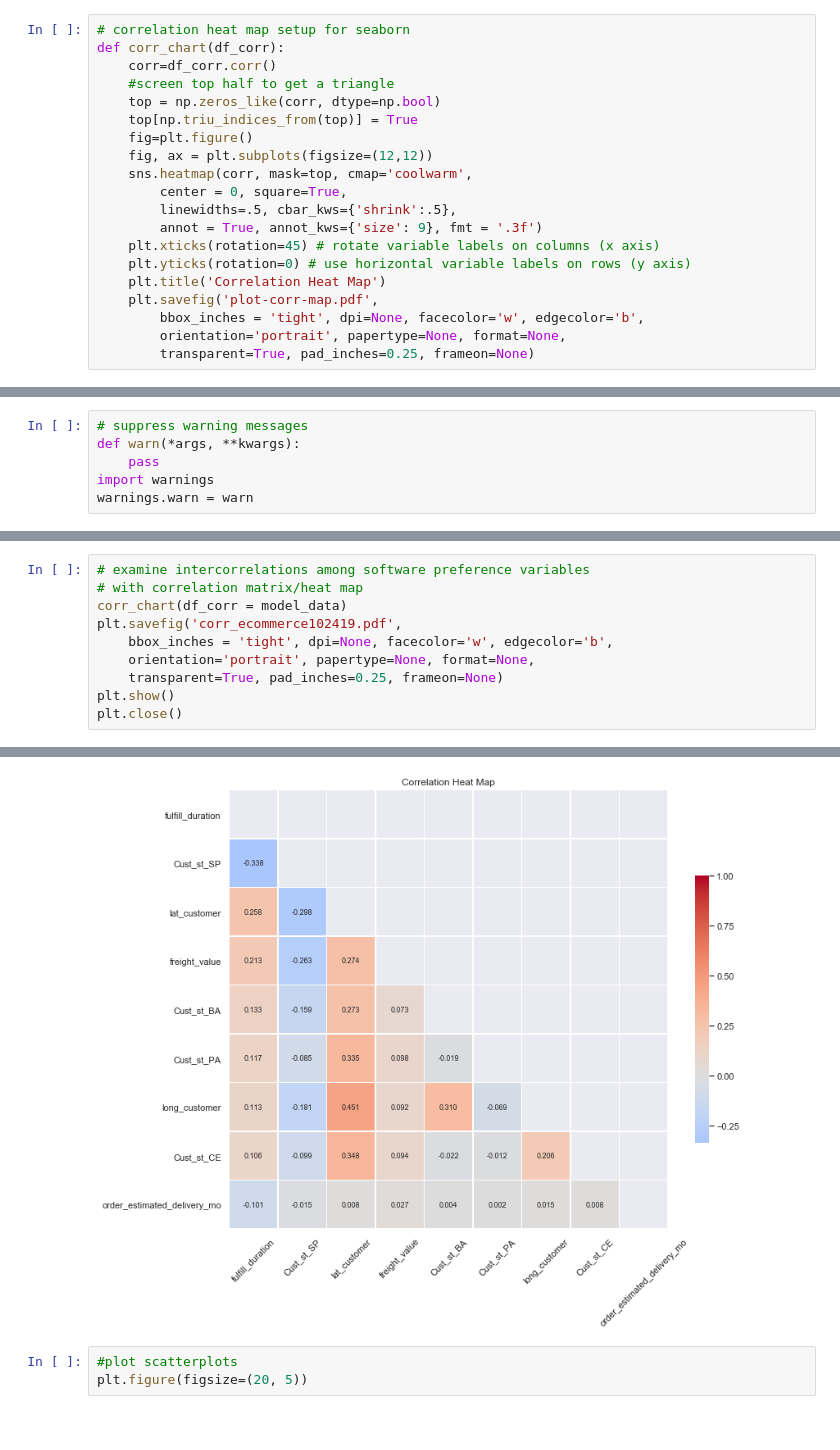
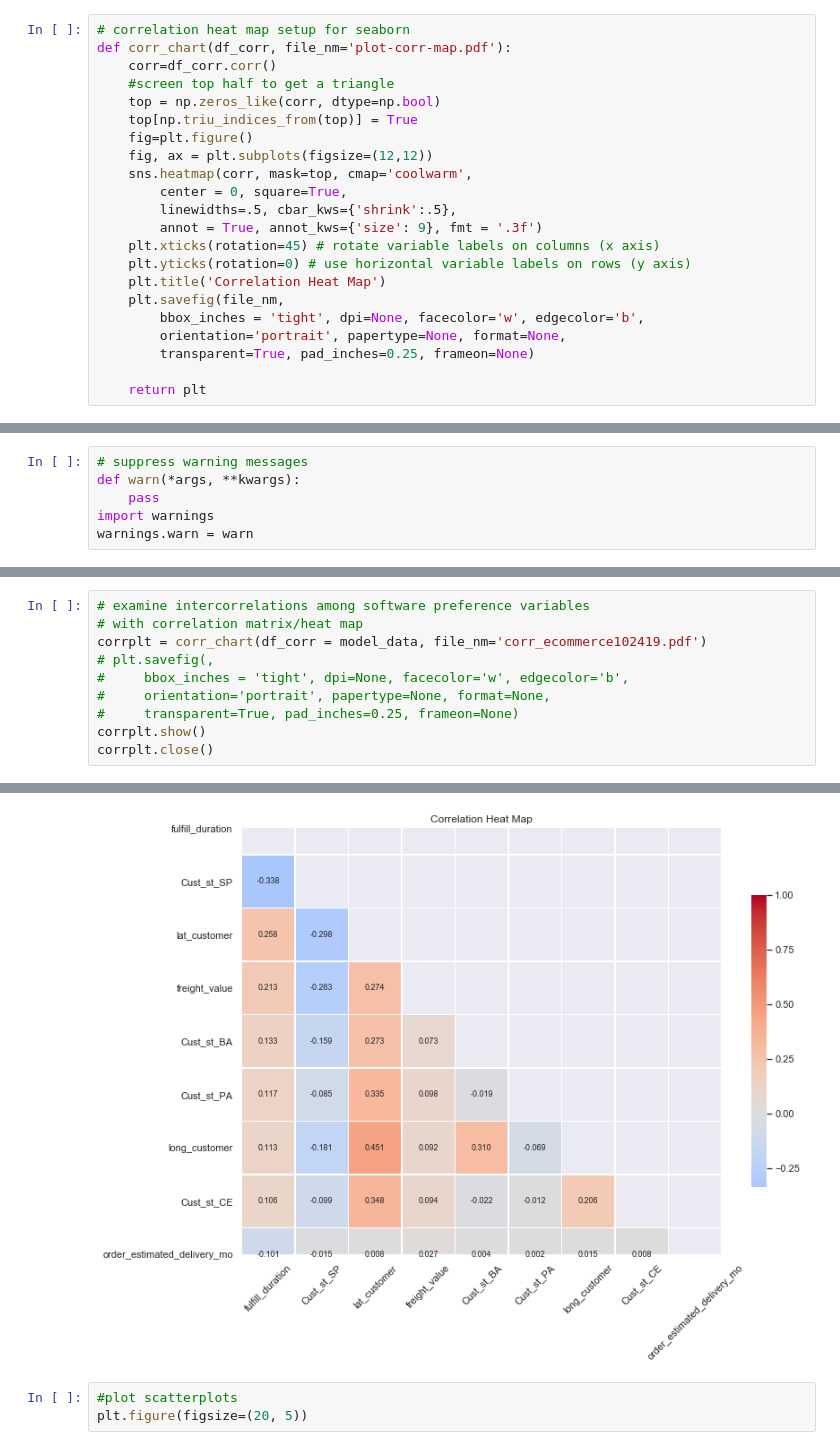
Before and after one commit to MSDS498/Predictive_Models, a Jupyter notebook: Linear_Rridge_Regression.ipynb, the cells around one changed output, grey strips where cells are left out. Drawn from its saved outputs; the diff is of its cells as text.

Commit message:
more work on classifier model.  minor fixes to "regression models for delivery time" from Renato

```diff
--- a/Linear_Rridge_Regression.ipynb
+++ b/Linear_Rridge_Regression.ipynb
@@ -40,7 +40,7 @@ os.chdir('/Users/rsilvestre/Documents/MAIN 2017_2018/NU PA2/MSDS 498')
 ecommerce_input = pd.read_csv('Final_cleaned102419.csv')
 # %%
 # correlation heat map setup for seaborn
-def corr_chart(df_corr):
+def corr_chart(df_corr, file_nm='plot-corr-map.pdf'):
     corr=df_corr.corr()
     #screen top half to get a triangle
     top = np.zeros_like(corr, dtype=np.bool)
@@ -54,10 +54,12 @@ def corr_chart(df_corr):
     plt.xticks(rotation=45) # rotate variable labels on columns (x axis)
     plt.yticks(rotation=0) # use horizontal variable labels on rows (y axis)
     plt.title('Correlation Heat Map')
-    plt.savefig('plot-corr-map.pdf',
+    plt.savefig(file_nm,
         bbox_inches = 'tight', dpi=None, facecolor='w', edgecolor='b',
         orientation='portrait', papertype=None, format=None,
         transparent=True, pad_inches=0.25, frameon=None)
+
+    return plt
 # %%
 # check the pandas DataFrame object boston_input
 print('\neCommerce DataFrame (first and last five rows):')
@@ -140,16 +145,16 @@ Histogram of target variable ---------------
 # %%
 # examine intercorrelations among software preference variables
 # with correlation matrix/heat map
-corr_chart(df_corr = model_data)
-plt.savefig('corr_ecommerce102419.pdf',
-    bbox_inches = 'tight', dpi=None, facecolor='w', edgecolor='b',
-    orientation='portrait', papertype=None, format=None,
-    transparent=True, pad_inches=0.25, frameon=None)
-plt.show()
-plt.close()
+corrplt = corr_chart(df_corr = model_data, file_nm='corr_ecommerce102419.pdf')
+# plt.savefig(,
+#     bbox_inches = 'tight', dpi=None, facecolor='w', edgecolor='b',
+#     orientation='portrait', papertype=None, format=None,
+#     transparent=True, pad_inches=0.25, frameon=None)
+corrplt.show()
+corrplt.close()
 # %% [output]
 <Figure size 842.4x595.44 with 0 Axes>
-[figure, old version]
+[figure, new version]
 # %%
 #plot scatterplots
 plt.figure(figsize=(20, 5))
```
Also changed, not shown: parts of 8 cells of this notebook, 4 other files.
